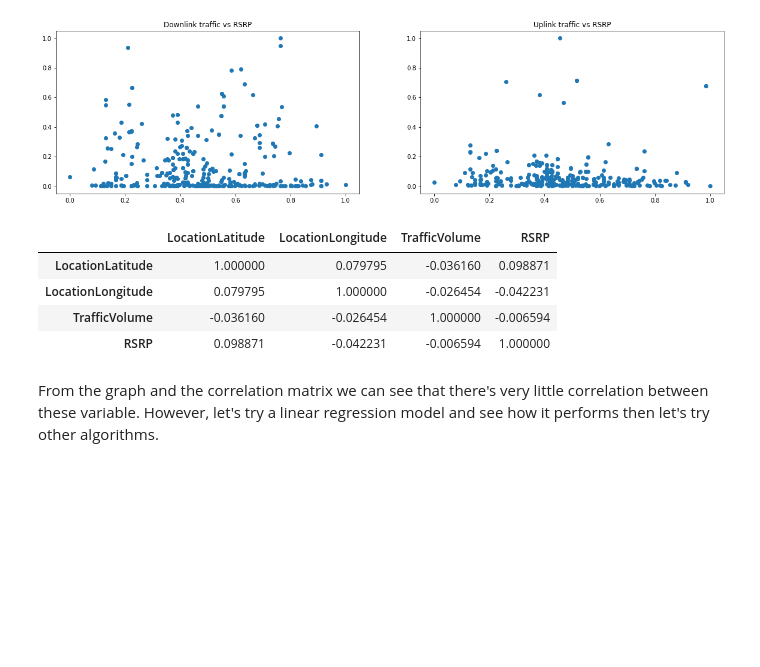
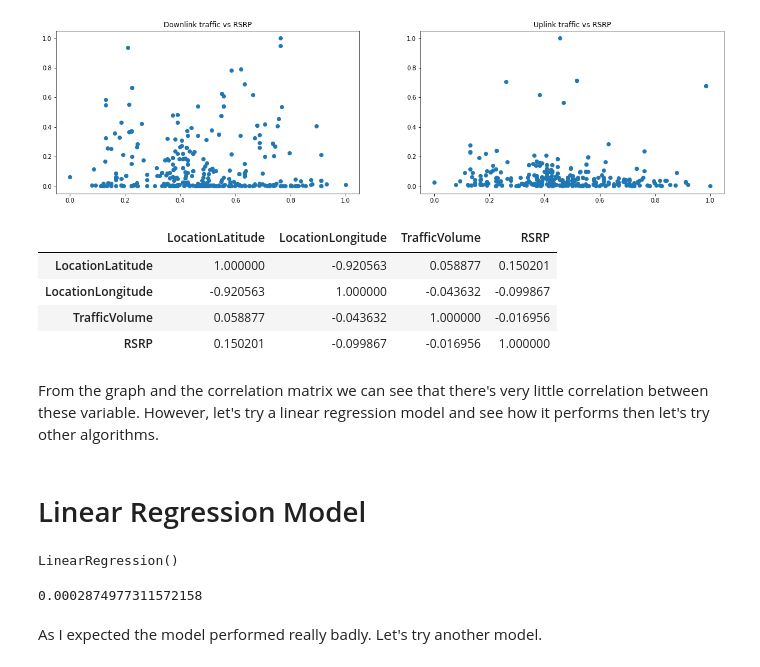
Before and after one commit to medhatfawzy/AI-Telecom, a Jupyter notebook: 4.Machine_Learning.ipynb, the cells around one changed output. Cells and saved outputs as stored; diff of their text form; code cells hidden in the pictures; blank space fills up the shorter version.

```diff
--- a/4.Machine_Learning.ipynb
+++ b/4.Machine_Learning.ipynb
@@ -43,12 +93,28 @@ plt.show()
 # %% [output]
 [figure]
 # %%
-Down_traffic.corr(numeric_only=True)
+Down_traffic_poly.corr(numeric_only=True)
 # %% [output]
 |  | LocationLatitude | LocationLongitude | TrafficVolume | RSRP |
-| LocationLatitude | 1.000000 | 0.079795 | -0.036160 | 0.098871 |
-| LocationLongitude | 0.079795 | 1.000000 | -0.026454 | -0.042231 |
-| TrafficVolume | -0.036160 | -0.026454 | 1.000000 | -0.006594 |
-| RSRP | 0.098871 | -0.042231 | -0.006594 | 1.000000 |
+| LocationLatitude | 1.000000 | -0.920563 | 0.058877 | 0.150201 |
+| LocationLongitude | -0.920563 | 1.000000 | -0.043632 | -0.099867 |
+| TrafficVolume | 0.058877 | -0.043632 | 1.000000 | -0.016956 |
+| RSRP | 0.150201 | -0.099867 | -0.016956 | 1.000000 |
 # %% [markdown]
 From the graph and the correlation matrix we can see that there's very little correlation between these variable. However, let's try a linear regression model and see how it performs then let's try other algorithms.
+# %% [markdown]
+# Linear Regression Model
+# %%
+model = LinearRegression()
+X= np.array(Down_traffic_poly["RSRP"]).reshape(-1,1)
+y=Down_traffic_poly["TrafficVolume"]
+model.fit(X, y)
+# %% [output]
+LinearRegression()
+# %%
+model.score(X, y)
+# %% [output]
+0.0002874977311572158
+# %% [markdown]
+As I expected the model performed really badly.
+Let's try another model.
```
Also changed, not shown: parts of 10 cells of this notebook, 6 other files.
